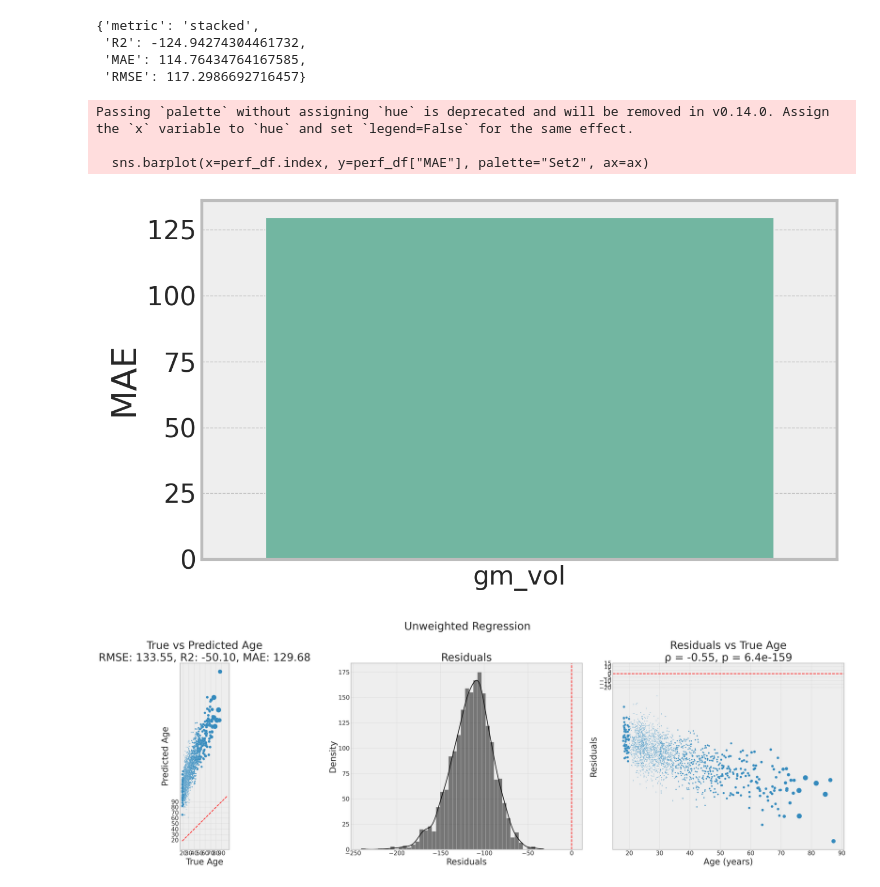
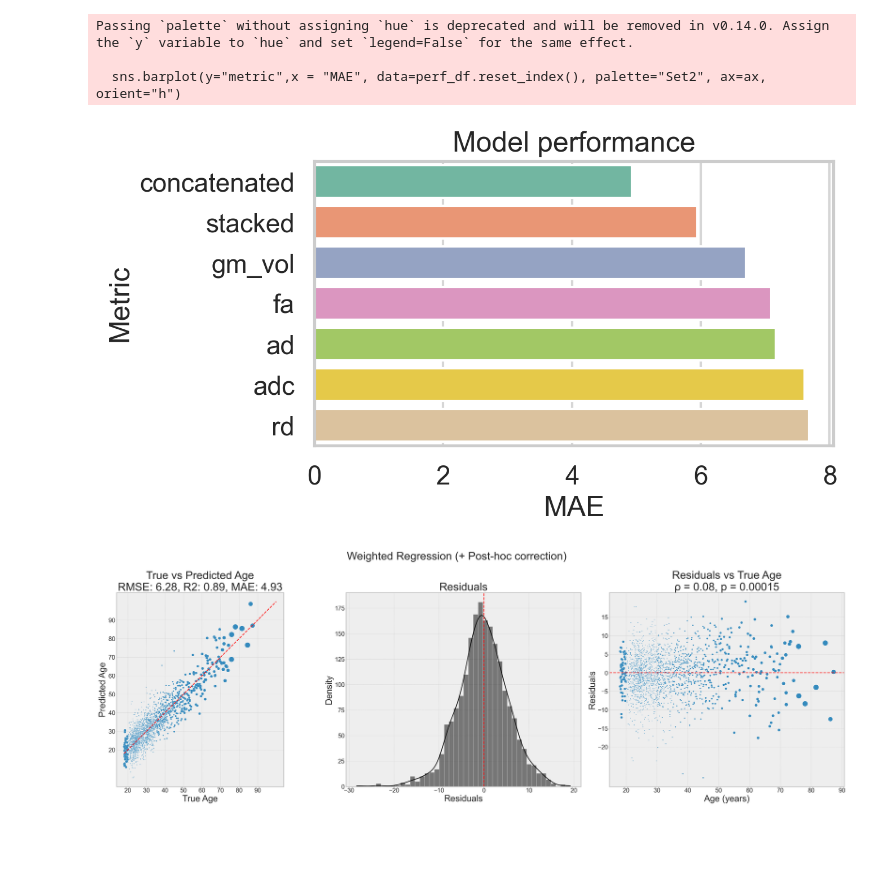
Before and after one commit to GalKepler/neuroaging, a Jupyter notebook: notebooks/fig4/fig4.ipynb, the cells around one changed output. Saved outputs shown, nothing was run; the diff lists cells and outputs as text; code cells hidden in the pictures; blank space fills up the shorter version.

```diff
--- a/notebooks/fig4/fig4.ipynb
+++ b/notebooks/fig4/fig4.ipynb
@@ -535,6 +640,8 @@ perf_rows.append(
     )
 )
 # %%
+# polynomial features
+from sklearn.preprocessing import PolynomialFeatures
 # ---------------------------------------------------------------------
 # 2. Parcel-wise base-learner loop
 # ---------------------------------------------------------------------
@@ -551,12 +658,15 @@ for i, row in parcels.iterrows():  # i == parcel index (0..453)
 
     pipe = Pipeline(
         steps=[
-            ("scaler", StandardScaler(with_mean=False)),
+            ("scaler", StandardScaler()),
+            # ("poly", PolynomialFeatures(degree=2)),
             ("estimator", RidgeCV(alphas=alphas)),
         ]
     )
 
-    y_pred = cross_val_predict_with_posthoc(
+    # ---------------- fit model & predict --------------------------
+
+    y_pred, original_residuals, corrected_residuals = cross_val_predict_with_posthoc(
         model=pipe,
         X=X_roi,
         y=y,
@@ -570,11 +680,12 @@ for i, row in parcels.iterrows():  # i == parcel index (0..453)
     pred_df = cov.copy()
     pred_df["True"] = y
     pred_df["Predicted"] = y_pred
+    pred_df["raw_residuals"] = original_residuals
+    pred_df["corrected_residuals"] = corrected_residuals
     predictions["base_stacked"][i] = pred_df
-
-    r2 = r2_score(y, y_pred, sample_weight=w)
-    mae = mean_absolute_error(y, y_pred, sample_weight=w)
-    rmse = root_mean_squared_error(y, y_pred, sample_weight=w)
+    r2 = r2_score(y, y_pred, sample_weight=w if use_weights else None)
+    mae = mean_absolute_error(y, y_pred, sample_weight=w if use_weights else None)
+    rmse = root_mean_squared_error(y, y_pred, sample_weight=w if use_weights else None)
 
     stacked_models.loc[i, ["R2", "MAE", "RMSE"]] = (r2, mae, rmse)
     stacked_estimators[i] = pipe
@@ -604,7 +720,7 @@ X_stacked = np.hstack([X_stacked, covariates])
 # ------------------------------------------------------------------
 pipe = Pipeline(
     steps=[
-        ("scaler", StandardScaler(with_mean=False)),
+        ("scaler", StandardScaler()),
         ("estimator", RidgeCV(alphas=alphas)),
     ]
 )
@@ -612,7 +728,7 @@ pipe = Pipeline(
 # ------------------------------------------------------------------
 # 3.  Out-of-fold meta predictions with fold-wise bias correction
 # ------------------------------------------------------------------
-y_pred = cross_val_predict_with_posthoc(
+y_pred, original_residuals, corrected_residuals = cross_val_predict_with_posthoc(
     model=pipe,
     X=X_stacked,
     y=y,
@@ -628,30 +744,21 @@ y_pred = cross_val_predict_with_posthoc(
 pred_df = cov.copy()
 pred_df["True"] = y
 pred_df["Predicted"] = y_pred
+pred_df["raw_residuals"] = original_residuals
+pred_df["corrected_residuals"] = corrected_residuals
 predictions["stacked"] = pred_df
+
 
 perf_rows.append(
     dict(
         metric="stacked",
-        R2=r2_score(y, y_pred, sample_weight=w),
-        MAE=mean_absolute_error(y, y_pred, sample_weight=w),
-        RMSE=root_mean_squared_error(y, y_pred, sample_weight=w),
+        R2=r2_score(y, y_pred, sample_weight=w if use_weights else None),
+        MAE=mean_absolute_error(y, y_pred, sample_weight=w if use_weights else None),
+        RMSE=root_mean_squared_error(y, y_pred, sample_weight=w if use_weights else None),
     )
 )
 # %%
-perf_df = pd.DataFrame(perf_rows).set_index("metric").sort_values("R2", ascending=False)
+perf_df = pd.DataFrame(perf_rows).set_index("metric").sort_values("MAE", ascending=True)
-# %%
-dict(
-    metric="stacked",
-    R2=r2_score(y, y_pred),
-    MAE=mean_absolute_error(y, y_pred),
-    RMSE=root_mean_squared_error(y, y_pred),
-)
-# %% [output]
-{'metric': 'stacked',
- 'R2': -124.94274304461732,
- 'MAE': 114.76434764167585,
- 'RMSE': 117.2986692716457}
 # %%
 # -----------------------------------------------------------
 # 2.  barplot with 95 % BCa bootstrap CIs on R²
@@ -666,37 +773,42 @@ from sklearn.utils import resample
 #     boot_stats = [stat_func(resample(arr)) for _ in range(n_boot)]
 #     lo, hi = np.percentile(boot_stats, [100 * alpha / 2, 100 * (1 - alpha / 2)])
 #     return lo, hi
 
 
 # ci_lo, ci_hi = [], []
 # for m in perf_df.index:
 #     # resample over subjects to get CI on R²
 #     errs = y - X_dict[m].dot(np.ones(X_dict[m].shape[1]))  # dummy just to get shape
 #     lo, hi = bca_ci(perf_df.loc[m, ["R2"]].values)
 #     ci_lo.append(lo)
 #     ci_hi.append(hi)
 
 fig, ax = plt.subplots(figsize=(7, 4))
-sns.barplot(x=perf_df.index, y=perf_df["MAE"], palette="Set2", ax=ax)
+sns.barplot(y="metric",x = "MAE", data=perf_df.reset_index(), palette="Set2", ax=ax, orient="h")
 # ax.errorbar(
 #     x=np.arange(len(perf_df)),
 #     y=perf_df["RMSE"],
 #     # yerr=[perf_df["R2"] - ci_lo, ci_hi - perf_df["R2"]],
 #     fmt="none",
+
 #     capsize=4,
 #     color="k",
 #     lw=1,
 # )
 # ax.set_ylabel("$R^{2}$  (10× CV, bias-corrected)")
-ax.set_xlabel("")
+ax.set_xlabel("MAE")
+ax.set_ylabel("Metric")
+ax.set_title("Model performance")
+# ax.set_xticks(np.arange(0, 1.1, 0.1))
 # ax.set_ylim(0.8, perf_df["R2"].max() * 1.15)
 plt.tight_layout()
+# ax.set_xlim(3,6)
 # plt.savefig("metric_comparison_bias_corrected.png", dpi=400)
 plt.show()
 # %% [output]
-Passing `palette` without assigning `hue` is deprecated and will be removed in v0.14.0. Assign the `x` variable to `hue` and set `legend=False` for the same effect.
+Passing `palette` without assigning `hue` is deprecated and will be removed in v0.14.0. Assign the `y` variable to `hue` and set `legend=False` for the same effect.
 
-  sns.barplot(x=perf_df.index, y=perf_df["MAE"], palette="Set2", ax=ax)
+  sns.barplot(y="metric",x = "MAE", data=perf_df.reset_index(), palette="Set2", ax=ax, orient="h")
-[figure, old version]
+[figure, new version]
 # %%
 best_metric = perf_df.index[0]
@@ -724,9 +836,9 @@ from scipy.stats import pearsonr, spearmanr
 plt.style.use("bmh")
 
 
-r2 = r2_score(y, y_pred, sample_weight=w)
-rmse = root_mean_squared_error(y, y_pred, sample_weight=w)
-mae = mean_absolute_error(y, y_pred, sample_weight=w)
+r2 = r2_score(y, y_pred, sample_weight=w if use_weights else None)
+rmse = root_mean_squared_error(y, y_pred, sample_weight=w if use_weights else None)
+mae = mean_absolute_error(y, y_pred, sample_weight=w if use_weights else None)
 
 # r2 = r2_score(y, y_pred)
 # rmse = root_mean_squared_error(y, y_pred)
@@ -797,4 +909,4 @@ fig.suptitle(suptitle, fontsize=30)
 
 plt.tight_layout()
 # %% [output]
-[figure, old version]
+[figure, new version]
```
Also changed, not shown: parts of 13 cells of this notebook.
